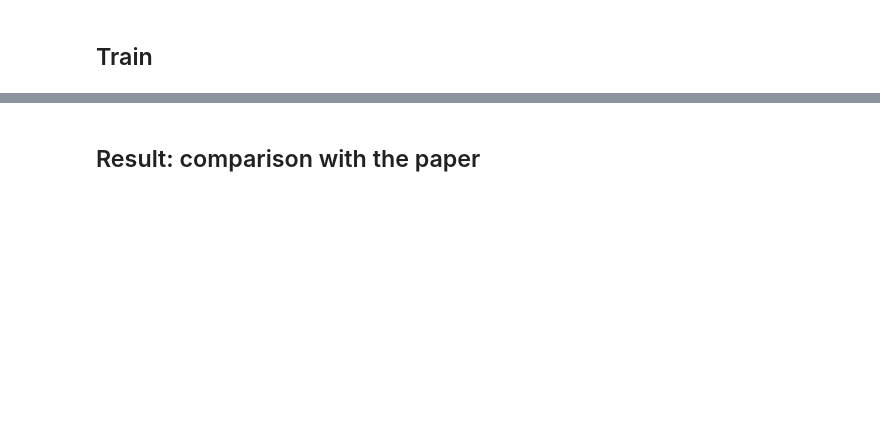
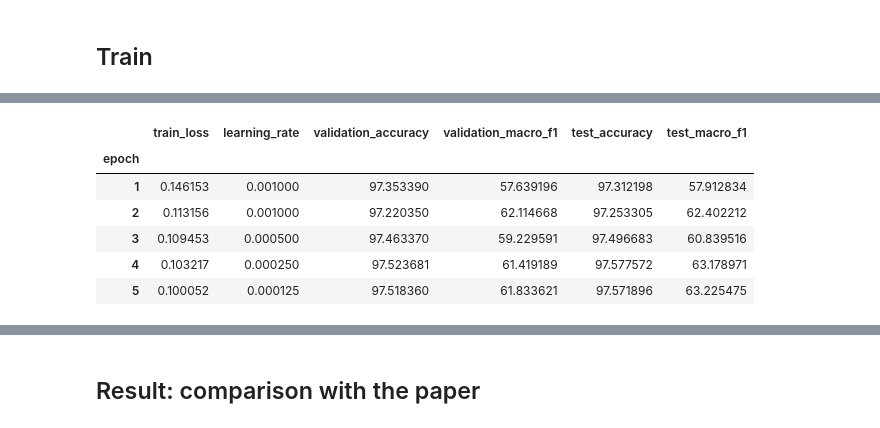
Before and after one commit to riomar0001/project-argus, a Jupyter notebook: src/notebooks/baseline/ds-augmented-v2.ipynb, the cells around one changed output, grey strips where cells are left out. Saved outputs shown, nothing was run; the diff lists cells and outputs as text; code cells hidden in the pictures; blank space fills up the shorter version.

```diff
--- a/src/notebooks/baseline/ds-augmented-v2.ipynb
+++ b/src/notebooks/baseline/ds-augmented-v2.ipynb
@@ -76,7 +81,7 @@ VALIDATION_FRACTION = (
     0.1  # Not in the paper; carved from the training split for early stopping.
 )
 CLASS_WEIGHT_POWER = (
-    0.5  # Not in the paper; balanced weights ** 0.5 (chosen on DS-Base).
+    0.15  # Not in the paper; balanced weights ** 0.15 (swept 0.5-0.15 on DS-Augmented).
 )
 LEARNING_RATE_DECAY_FACTOR = (
     0.5  # Not in the paper; halve when validation macro F1 stops improving.
@@ -291,7 +323,7 @@ train_sample_count = len(train_label_tensor)
 steps_per_epoch = math.ceil(train_sample_count / TRAINING_BATCH_SIZE)
 shuffle_generator = torch.Generator().manual_seed(RANDOM_SEED)
 training_start_time = time.monotonic()
-best_validation_macro_f1, best_epoch, best_model_state = -1.0, 0, None
+best_validation_accuracy, best_epoch, best_model_state = -1.0, 0, None
 
 for epoch_index in range(TRAINING_EPOCHS):
     cnn_bilstm_classifier.train()
@@ -337,15 +369,18 @@ for epoch_index in range(TRAINING_EPOCHS):
         epoch_predictions = predict_in_batches(
             cnn_bilstm_classifier, test_character_codes
         )
+        validation_predictions = predict_in_batches(
+            cnn_bilstm_classifier, validation_character_codes
+        )
+        validation_accuracy = 100 * accuracy_score(
+            validation_labels, validation_predictions
+        )
         validation_macro_f1 = 100 * f1_score(
-            validation_labels,
-            predict_in_batches(cnn_bilstm_classifier, validation_character_codes),
-            average="macro",
-            zero_division=0,
+            validation_labels, validation_predictions, average="macro", zero_division=0
         )
         learning_rate_scheduler.step(validation_macro_f1)
-        if validation_macro_f1 > best_validation_macro_f1:
-            best_validation_macro_f1, best_epoch = validation_macro_f1, epoch_index + 1
+        if validation_accuracy > best_validation_accuracy:
+            best_validation_accuracy, best_epoch = validation_accuracy, epoch_index + 1
             best_model_state = copy.deepcopy(cnn_bilstm_classifier.state_dict())
         epoch_average_loss = epoch_loss_sum.item() / steps_per_epoch
         if not math.isfinite(epoch_average_loss):
@@ -357,6 +392,7 @@ for epoch_index in range(TRAINING_EPOCHS):
                 "epoch": epoch_index + 1,
                 "train_loss": epoch_average_loss,
                 "learning_rate": optimizer.param_groups[0]["lr"],
+                "validation_accuracy": validation_accuracy,
                 "validation_macro_f1": validation_macro_f1,
                 "test_accuracy": 100 * accuracy_score(test_labels, epoch_predictions),
                 "test_macro_f1": 100
@@ -387,7 +423,8 @@ cnn_bilstm_classifier.load_state_dict(
     best_model_state
 )  # Early stopping: keep the best epoch.
 log_progress(
-    f"kept epoch {best_epoch} (validation macro F1 {best_validation_macro_f1:.2f}%)"
+    f"kept epoch {best_epoch} (validation accuracy {best_validation_accuracy:.2f}%)"
 )
 training_history = pd.DataFrame(training_history).set_index("epoch")
 training_history
+# %% [output]
@@ -394,3 +437,10 @@ training_history
+|  | train_loss | learning_rate | validation_accuracy | validation_macro_f1 | test_accuracy | test_macro_f1 |
+| epoch |  |  |  |  |  |  |
+| 1 | 0.146153 | 0.001000 | 97.353390 | 57.639196 | 97.312198 | 57.912834 |
+| 2 | 0.113156 | 0.001000 | 97.220350 | 62.114668 | 97.253305 | 62.402212 |
+| 3 | 0.109453 | 0.000500 | 97.463370 | 59.229591 | 97.496683 | 60.839516 |
+| 4 | 0.103217 | 0.000250 | 97.523681 | 61.419189 | 97.577572 | 63.178971 |
+| 5 | 0.100052 | 0.000125 | 97.518360 | 61.833621 | 97.571896 | 63.225475 |
 # %%
 figure, (loss_axes, score_axes) = plt.subplots(1, 2, figsize=(12, 4))
 loss_axes.plot(training_history.index, training_history["train_loss"], marker="o")
```
Also changed, not shown: parts of 14 cells of this notebook, 13 other files.
